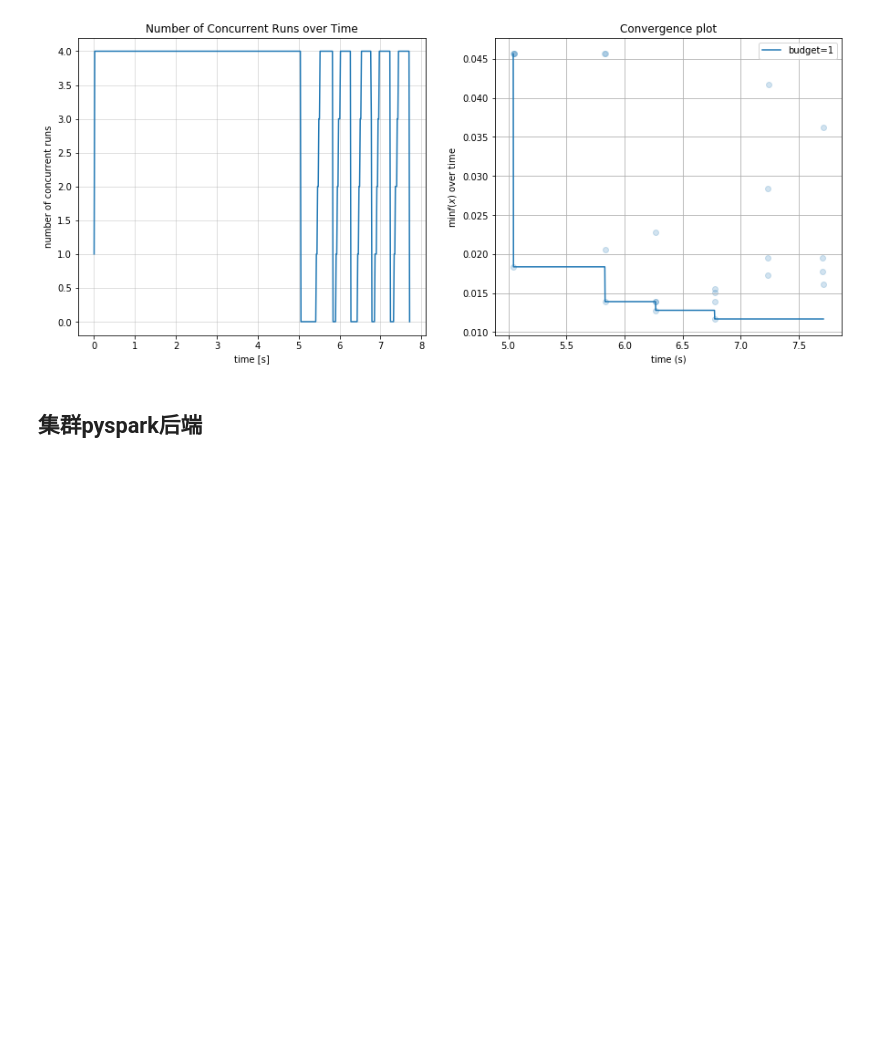
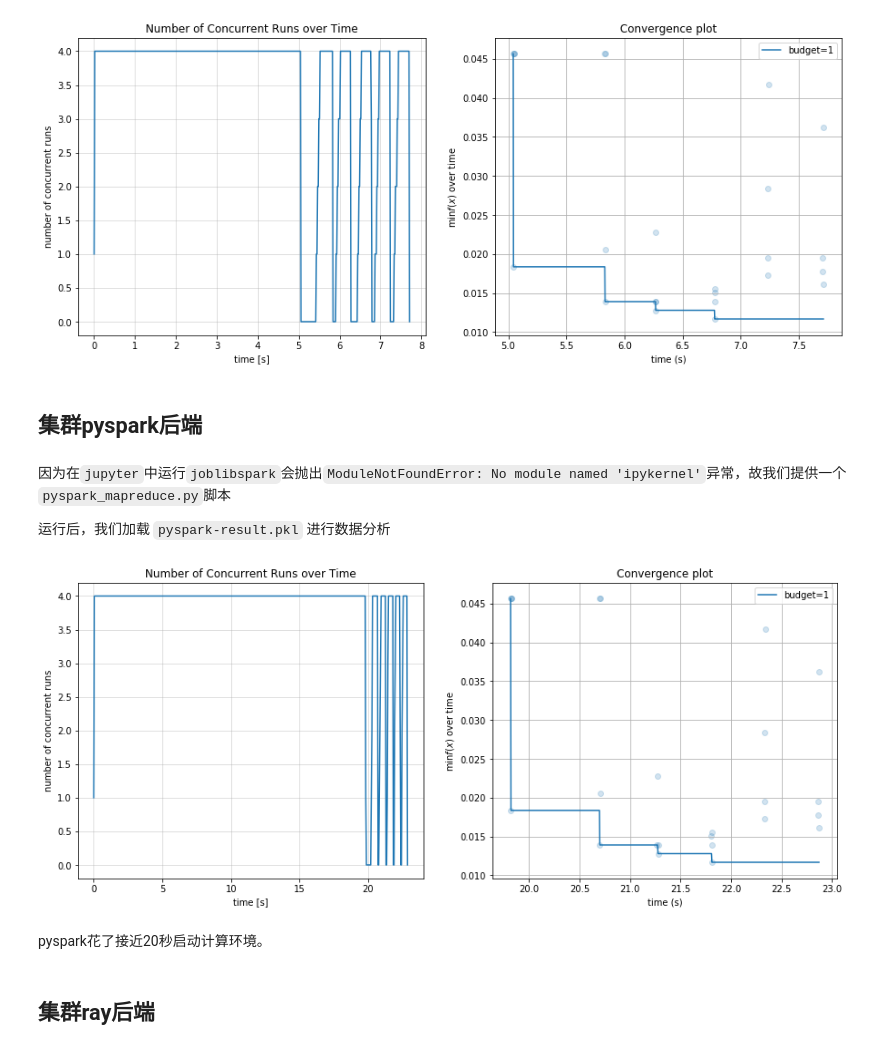
Before and after one commit to auto-flow/ultraopt, a Jupyter notebook: tutorials/09. MapReduce Parallel Strategy.ipynb, the cells around one changed output. Drawn from its saved outputs; the diff is of its cells as text; code cells hidden in the pictures; blank space fills up the shorter version.

Commit message:
finish mapreduce tutorial

```diff
--- a/tutorials/09. MapReduce Parallel Strategy.ipynb
+++ b/tutorials/09. MapReduce Parallel Strategy.ipynb
@@ -59,3 +59,22 @@ result.plot_convergence_over_time();
 [figure]
 # %% [markdown]
 ## 集群pyspark后端
+# %% [markdown]
+因为在`jupyter`中运行`joblibspark`会抛出`ModuleNotFoundError: No module named 'ipykernel'`异常，故我们提供一个`pyspark_mapreduce.py`脚本
+
+运行后，我们加载 `pyspark-result.pkl` 进行数据分析
+# %%
+from joblib import load
+result = load("pyspark-result.pkl")
+# %%
+plt.rcParams['figure.figsize'] = (15, 6)
+plt.subplot(1, 2, 1)
+result.plot_concurrent_over_time();
+plt.subplot(1, 2, 2)
+result.plot_convergence_over_time();
+# %% [output]
+[figure, added]
+# %% [markdown]
+pyspark花了接近20秒启动计算环境。
+# %% [markdown]
+## 集群ray后端
```
Also changed, not shown: parts of 7 cells of this notebook, 5 other files.
